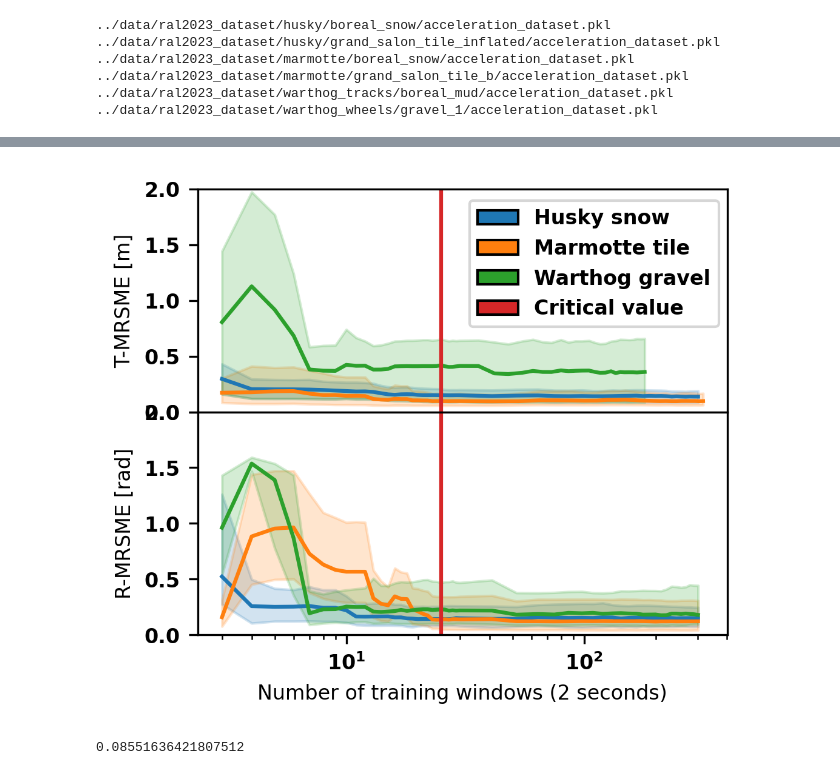
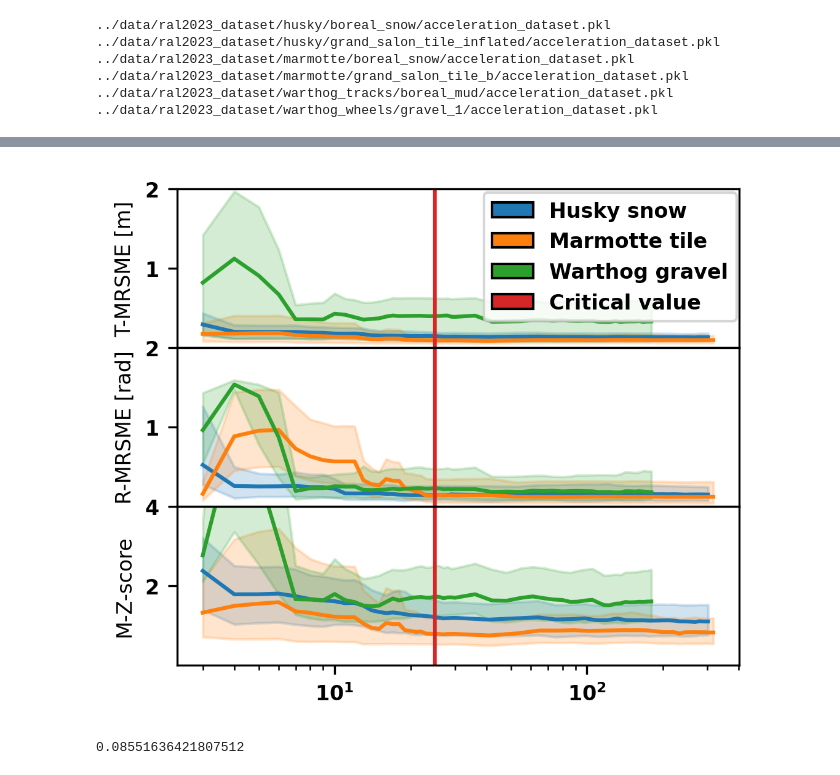
Before and after one commit to norlab-ulaval/norlab_WMRD, a Jupyter notebook: RAL2023/training_time_analysis.ipynb, the cells around one changed output, grey strips where cells are left out. Drawn from its saved outputs; the diff is of its cells as text; code cells hidden in the pictures.

Commit message:
added z-score vs calib time

```diff
--- a/RAL2023/training_time_analysis.ipynb
+++ b/RAL2023/training_time_analysis.ipynb
@@ -595,6 +644,10 @@ translational_slip_prediction_1q_husky_snow = np.zeros(n_trainings)
 rotational_slip_prediction_medians_husky_snow = np.zeros(n_trainings)
 rotational_slip_prediction_3q_husky_snow = np.zeros(n_trainings)
 rotational_slip_prediction_1q_husky_snow = np.zeros(n_trainings)
+zscore_slip_prediction_medians_husky_snow = np.zeros(n_trainings)
+zscore_slip_prediction_3q_husky_snow = np.zeros(n_trainings)
+zscore_slip_prediction_1q_husky_snow = np.zeros(n_trainings)
+
 
 for i in range(0, n_trainings):
     translational_slip_prediction_medians_husky_snow[i] = np.median(blr_slip_prediction_errors_list_translational_husky_snow[i])
@@ -603,6 +656,9 @@ for i in range(0, n_trainings):
     rotational_slip_prediction_medians_husky_snow[i] = np.median(blr_slip_prediction_errors_list_rotational_husky_snow[i])
     rotational_slip_prediction_3q_husky_snow[i] = np.quantile(blr_slip_prediction_errors_list_rotational_husky_snow[i], 0.75)
     rotational_slip_prediction_1q_husky_snow[i] = np.quantile(blr_slip_prediction_errors_list_rotational_husky_snow[i], 0.25)
+    zscore_slip_prediction_medians_husky_snow[i] = np.median(blr_slip_prediction_errors_list_zscore_husky_snow[i])
+    zscore_slip_prediction_3q_husky_snow[i] = np.quantile(blr_slip_prediction_errors_list_zscore_husky_snow[i], 0.75)
+    zscore_slip_prediction_1q_husky_snow[i] = np.quantile(blr_slip_prediction_errors_list_zscore_husky_snow[i], 0.25)
 
 n_trainings = len(blr_slip_prediction_errors_list_translational_marmotte_tile)
 
@@ -612,6 +668,9 @@ translational_slip_prediction_1q_marmotte_tile = np.zeros(n_trainings)
 rotational_slip_prediction_medians_marmotte_tile = np.zeros(n_trainings)
 rotational_slip_prediction_3q_marmotte_tile = np.zeros(n_trainings)
 rotational_slip_prediction_1q_marmotte_tile = np.zeros(n_trainings)
+zscore_slip_prediction_medians_marmotte_tile = np.zeros(n_trainings)
+zscore_slip_prediction_3q_marmotte_tile = np.zeros(n_trainings)
+zscore_slip_prediction_1q_marmotte_tile = np.zeros(n_trainings)
 
 for i in range(0, n_trainings):
     translational_slip_prediction_medians_marmotte_tile[i] = np.median(blr_slip_prediction_errors_list_translational_marmotte_tile[i])
@@ -620,6 +679,9 @@ for i in range(0, n_trainings):
     rotational_slip_prediction_medians_marmotte_tile[i] = np.median(blr_slip_prediction_errors_list_rotational_marmotte_tile[i])
     rotational_slip_prediction_3q_marmotte_tile[i] = np.quantile(blr_slip_prediction_errors_list_rotational_marmotte_tile[i], 0.75)
     rotational_slip_prediction_1q_marmotte_tile[i] = np.quantile(blr_slip_prediction_errors_list_rotational_marmotte_tile[i], 0.25)
+    zscore_slip_prediction_medians_marmotte_tile[i] = np.median(blr_slip_prediction_errors_list_zscore_marmotte_tile[i])
+    zscore_slip_prediction_3q_marmotte_tile[i] = np.quantile(blr_slip_prediction_errors_list_zscore_marmotte_tile[i], 0.75)
+    zscore_slip_prediction_1q_marmotte_tile[i] = np.quantile(blr_slip_prediction_errors_list_zscore_marmotte_tile[i], 0.25)
 
 n_trainings = len(blr_slip_prediction_errors_list_translational_warthog_wheels_gravel)
 
@@ -629,6 +691,9 @@ translational_slip_prediction_1q_warthog_wheels_gravel = np.zeros(n_trainings)
 rotational_slip_prediction_medians_warthog_wheels_gravel = np.zeros(n_trainings)
 rotational_slip_prediction_3q_warthog_wheels_gravel = np.zeros(n_trainings)
 rotational_slip_prediction_1q_warthog_wheels_gravel = np.zeros(n_trainings)
+zscore_slip_prediction_medians_warthog_wheels_gravel = np.zeros(n_trainings)
+zscore_slip_prediction_3q_warthog_wheels_gravel = np.zeros(n_trainings)
+zscore_slip_prediction_1q_warthog_wheels_gravel = np.zeros(n_trainings)
 
 for i in range(0, n_trainings):
     translational_slip_prediction_medians_warthog_wheels_gravel[i] = np.median(blr_slip_prediction_errors_list_translational_warthog_wheels_gravel[i])
@@ -637,6 +702,9 @@ for i in range(0, n_trainings):
     rotational_slip_prediction_medians_warthog_wheels_gravel[i] = np.median(blr_slip_prediction_errors_list_rotational_warthog_wheels_gravel[i])
     rotational_slip_prediction_3q_warthog_wheels_gravel[i] = np.quantile(blr_slip_prediction_errors_list_rotational_warthog_wheels_gravel[i], 0.75)
     rotational_slip_prediction_1q_warthog_wheels_gravel[i] = np.quantile(blr_slip_prediction_errors_list_rotational_warthog_wheels_gravel[i], 0.25)
+    zscore_slip_prediction_medians_warthog_wheels_gravel[i] = np.median(blr_slip_prediction_errors_list_zscore_warthog_wheels_gravel[i])
+    zscore_slip_prediction_3q_warthog_wheels_gravel[i] = np.quantile(blr_slip_prediction_errors_list_zscore_warthog_wheels_gravel[i], 0.75)
+    zscore_slip_prediction_1q_warthog_wheels_gravel[i] = np.quantile(blr_slip_prediction_errors_list_zscore_warthog_wheels_gravel[i], 0.25)
 # %%
 from matplotlib.gridspec import GridSpec
 from matplotlib.patches import Ellipse, Rectangle
@@ -644,9 +712,9 @@ from matplotlib.patches import Ellipse, Rectangle
 width  = 3.402
 height = width / 1.2
 
-fig, axs = plt.subplots(2, 1, dpi=300, gridspec_kw={'hspace': 0.0, 'wspace': 0.0}, sharex=True)
+fig, axs = plt.subplots(3, 1, dpi=300, gridspec_kw={'hspace': 0.0, 'wspace': 0.0}, sharex=True)
 fig.set_size_inches(width, height)
-fig.subplots_adjust(left=.14, bottom=0.13, right=.995, top=.995)
+fig.subplots_adjust(left=.1, bottom=0.07, right=.995, top=.98)
 
 husky_snow_color = 'C0'
 marmotte_tile_color = 'C1'
@@ -660,6 +728,8 @@ translational_ymin = 0
 translational_ymax = 2.0
 rotational_ymin = 0
 rotational_ymax = 2.0
+zscore_ymin = 0
+zscore_ymax = 4.0
 
 axs[0].plot(x_linspace_husky_snow, translational_slip_prediction_medians_husky_snow, color=husky_snow_color)
 axs[0].fill_between(x_linspace_husky_snow, translational_slip_prediction_3q_husky_snow, translational_slip_prediction_1q_husky_snow, color=husky_snow_color, alpha=quartile_alpha)
@@ -670,40 +740,55 @@ axs[0].fill_between(x_linspace_warthog_wheels_gravel, translational_slip_predict
 
 axs[1].plot(x_linspace_husky_snow, rotational_slip_prediction_medians_husky_snow, color=husky_snow_color)
 axs[1].fill_between(x_linspace_husky_snow, rotational_slip_prediction_3q_husky_snow, rotational_slip_prediction_1q_husky_snow, color=husky_snow_color, alpha=quartile_alpha)
-axs[1].plot(x_linspace_husky_snow, rotational_slip_prediction_medians_marmotte_tile, color=marmotte_tile_color)
-axs[1].fill_between(x_linspace_husky_snow, rotational_slip_prediction_3q_marmotte_tile, rotational_slip_prediction_1q_marmotte_tile, color=marmotte_tile_color, alpha=quartile_alpha)
-axs[1].plot(x_linspace_husky_snow, rotational_slip_prediction_medians_warthog_wheels_gravel, color=warthog_wheels_color)
-axs[1].fill_between(x_linspace_husky_snow, rotational_slip_prediction_3q_warthog_wheels_gravel, rotational_slip_prediction_1q_warthog_wheels_gravel, color=warthog_wheels_color, alpha=quartile_alpha)
+axs[1].plot(x_linspace_marmotte_tile, rotational_slip_prediction_medians_marmotte_tile, color=marmotte_tile_color)
+axs[1].fill_between(x_linspace_marmotte_tile, rotational_slip_prediction_3q_marmotte_tile, rotational_slip_prediction_1q_marmotte_tile, color=marmotte_tile_color, alpha=quartile_alpha)
+axs[1].plot(x_linspace_warthog_wheels_gravel, rotational_slip_prediction_medians_warthog_wheels_gravel, color=warthog_wheels_color)
+axs[1].fill_between(x_linspace_warthog_wheels_gravel, rotational_slip_prediction_3q_warthog_wheels_gravel, rotational_slip_prediction_1q_warthog_wheels_gravel, color=warthog_wheels_color, alpha=quartile_alpha)
+
+axs[2].plot(x_linspace_husky_snow, zscore_slip_prediction_medians_husky_snow, color=husky_snow_color)
+axs[2].fill_between(x_linspace_husky_snow, zscore_slip_prediction_3q_husky_snow, zscore_slip_prediction_1q_husky_snow, color=husky_snow_color, alpha=quartile_alpha)
+axs[2].plot(x_linspace_marmotte_tile, zscore_slip_prediction_medians_marmotte_tile, color=marmotte_tile_color)
+axs[2].fill_between(x_linspace_marmotte_tile, zscore_slip_prediction_3q_marmotte_tile, zscore_slip_prediction_1q_marmotte_tile, color=marmotte_tile_color, alpha=quartile_alpha)
+axs[2].plot(x_linspace_warthog_wheels_gravel, zscore_slip_prediction_medians_warthog_wheels_gravel, color=warthog_wheels_color)
+axs[2].fill_between(x_linspace_warthog_wheels_gravel, zscore_slip_prediction_3q_warthog_wheels_gravel, zscore_slip_prediction_1q_warthog_wheels_gravel, color=warthog_wheels_color, alpha=quartile_alpha)
 
 critical_num_windows = 25
 critical_num_color = 'C3'
 axs[0].vlines(critical_num_windows, translational_ymin, translational_ymax, color=critical_num_color)
 axs[1].vlines(critical_num_windows, rotational_ymin, rotational_ymax, color=critical_num_color)
+axs[2].vlines(critical_num_windows, zscore_ymin, zscore_ymax, color=critical_num_color)
 
 axs[0].set_ylim(translational_ymin, translational_ymax)
 axs[1].set_ylim(rotational_ymin, rotational_ymax)
+axs[2].set_ylim(zscore_ymin, zscore_ymax)
 axs[0].set_ylabel('T-MRSME [m]')
 axs[1].set_xlabel('Number of training windows (2 seconds)')
 axs[1].set_ylabel('R-MRSME [rad]')
+axs[2].set_ylabel('M-Z-score')
 
 axs[0].set_xscale('log')
 axs[1].set_xscale('log')
+axs[2].set_xscale('log')
+
+axs[0].set_yticks([1, 2])
+axs[1].set_yticks([1, 2])
+axs[2].set_yticks([2, 4])
 # axs[0].set_yscale('log')
 # axs[1].set_yscale('log')
 
 # legend
 legend_elements = [Rectangle((0,0), width=5, height=3, facecolor=husky_snow_color, label='Husky snow', linestyle='solid', edgecolor='k'),
                    Rectangle((0,0), width=5, height=3, facecolor=marmotte_tile_color, label='Marmotte tile', linestyle='solid', edgecolor='k'),
                    Rectangle((0,0), width=5, height=3, facecolor=warthog_wheels_color, label='Warthog gravel', linestyle='solid', edgecolor='k'),
                    Rectangle((0,0), width=5, height=3, facecolor=critical_num_color, label='Critical value', linestyle='solid', edgecolor='k')]
                   #  Rectangle((0,0), width=5, height=3, facecolor=blr_slip_acceleration_box_color, label='Slip acceleration BLR', linestyle='solid', edgecolor='k'),
                   # Rectangle((0,0), width=5, height=3, facecolor=gp_slip_box_color, label='Slip GP', linestyle='solid', edgecolor='k')]
 
-fig.legend(handles=legend_elements, loc='center', ncol=1, bbox_to_anchor=(0.78,0.85))
+fig.legend(handles=legend_elements, loc='center', ncol=1, bbox_to_anchor=(0.79,0.85))
 
 plt.savefig('figs/training_windows_vs_accuracy.pdf')
 # %% [output]
-[figure, old version]
+[figure, new version]
 # %%
 print(np.min(translational_slip_prediction_1q))
 # %% [output]
```
Also changed, not shown: parts of 2 cells of this notebook, 2 other files.
